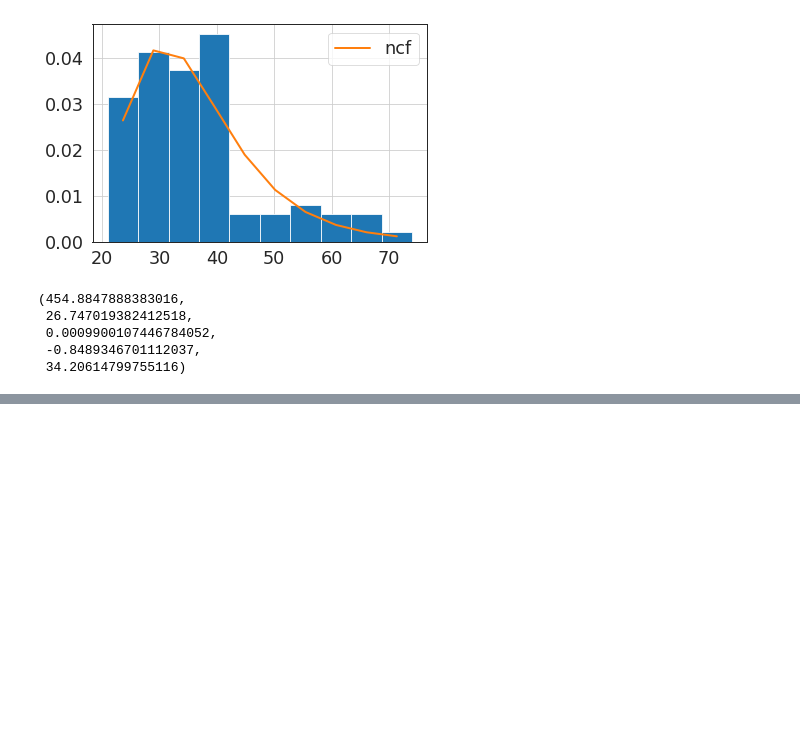
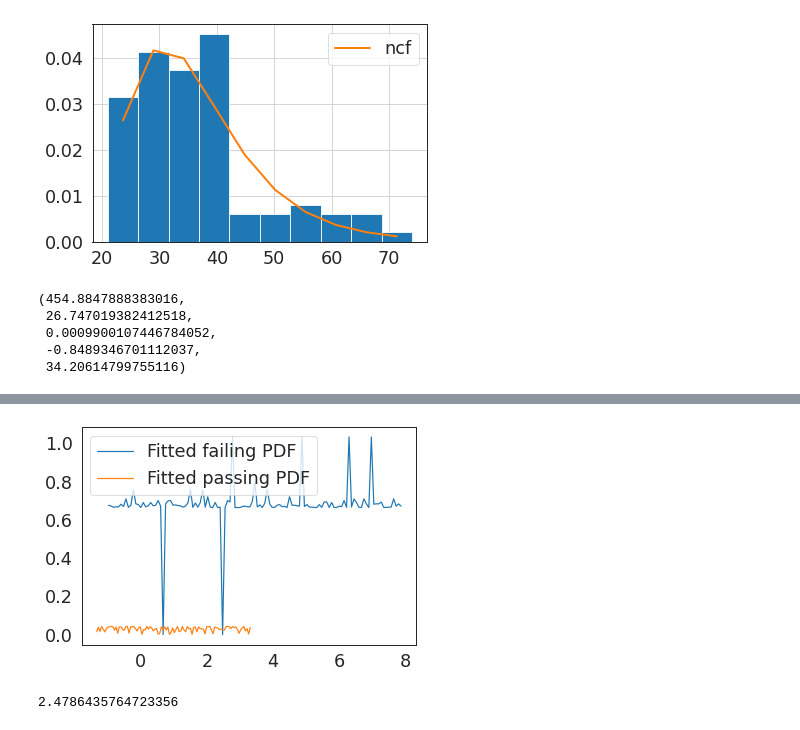
Before and after one commit to redhat-et/optimal-stopping-point-tool, a Jupyter notebook: notebooks/test_distributions.ipynb, the cells around one changed output, grey strips where cells are left out. Saved outputs shown, nothing was run; the diff lists cells and outputs as text; code cells hidden in the pictures; blank space fills up the shorter version.

```diff
--- a/notebooks/test_distributions.ipynb
+++ b/notebooks/test_distributions.ipynb
@@ -207,0 +225,19 @@ def optimal_stopping_point(
+# %%
+p_param_list = list(best_passing_dist.values())[0]
+# %%
+best_p_fit_distribution = passing_distribution_object(**p_param_list)
+# %%
+std_failing =  np.std(fail_run_duration)
+x_std_failing = (x_failing - np.mean(fail_run_duration)) / std_failing
+std_passing = np.std(pass_run_duration)
+x_std_passing = (x_passing - np.mean(pass_run_duration)) / std_passing
+# %%
+y1 = best_f_fit_distribution.pdf(fail_run_duration)
+y2 = best_p_fit_distribution.pdf(pass_run_duration)
+# %%
+plt.plot(x_std_failing, y1, label='Fitted failing PDF')
+plt.plot(x_std_passing, y2, label='Fitted passing PDF')
+plt.legend()
+plt.show()
+# %% [output]
+[figure, added]
@@ -207,0 +248,5 @@ def optimal_stopping_point(
+# %%
+osp = max(x)
+osp
+# %% [output]
+2.4786435764723356
```
Also changed, not shown: parts of 17 cells of this notebook.
